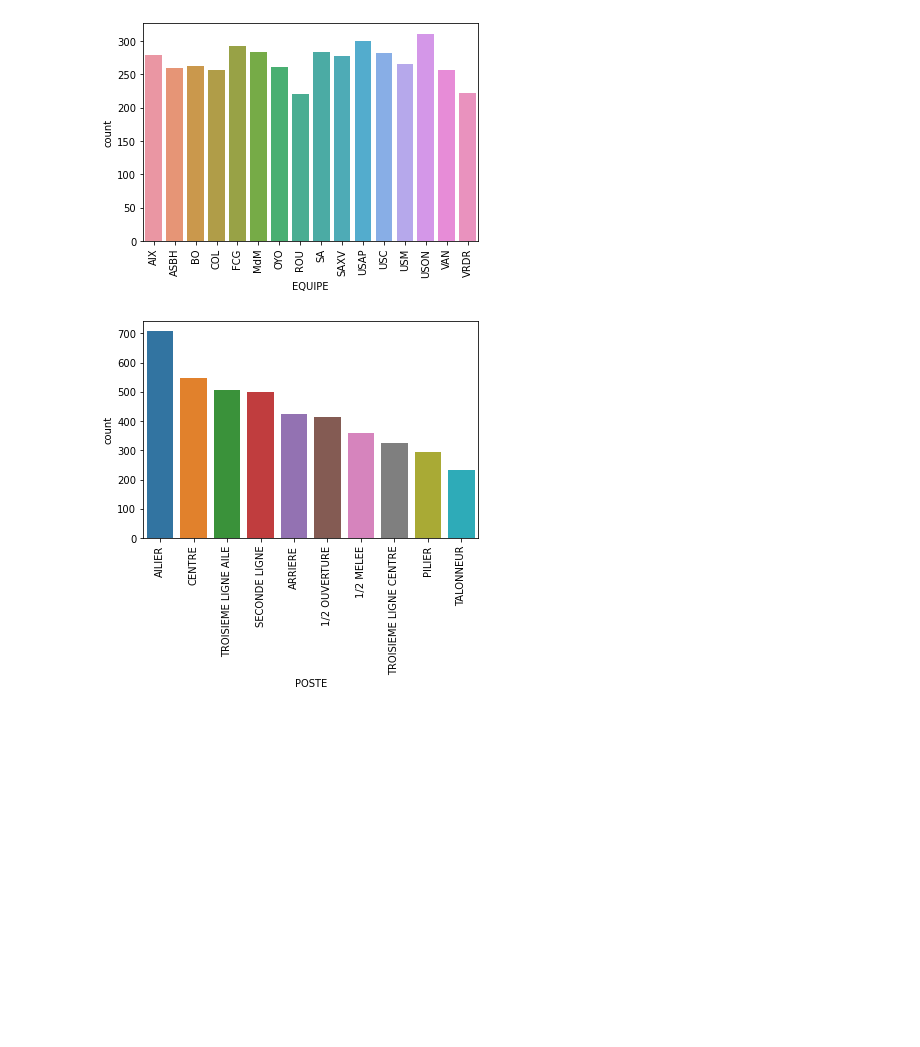
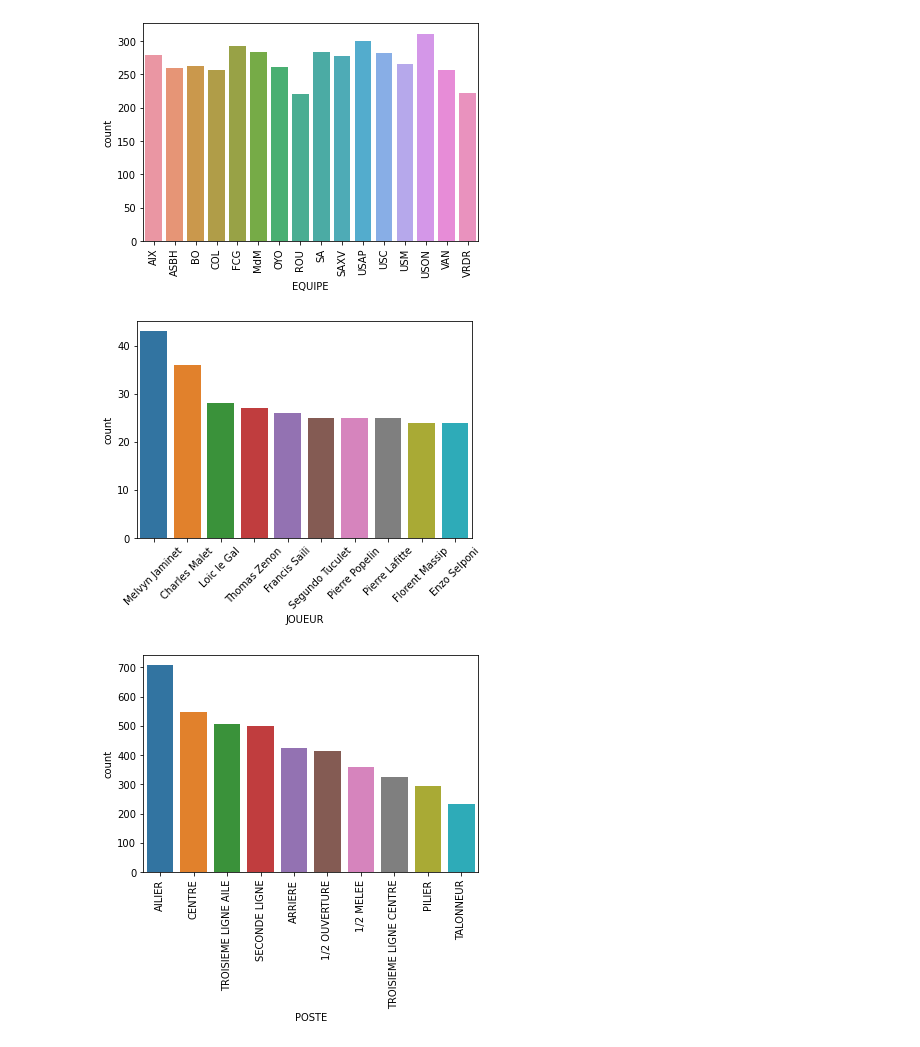
Before and after one commit to UCDPAIanSheridan/UCDPA_IanSheridan, a Jupyter notebook: MyProject.ipynb, the cells around one changed output. Saved outputs shown, nothing was run; the diff lists cells and outputs as text; code cells hidden in the pictures; blank space fills up the shorter version.

```diff
--- a/MyProject.ipynb
+++ b/MyProject.ipynb
@@ -187,6 +215,12 @@ for item in teams.get_xticklabels():
     item.set_rotation(90)
 # %% [output]
 [figure]
+# %%
+individuals = sns.countplot(x='JOUEUR', data=turnover, order=(turnover['JOUEUR'].value_counts().iloc[:10].index))
+for item in individuals.get_xticklabels():
+    item.set_rotation(45)
+# %% [output]
+[figure, added]
 # %%
 ## Analyse turnovers by position
 # %%
```
Also changed, not shown: parts of 16 cells of this notebook.
